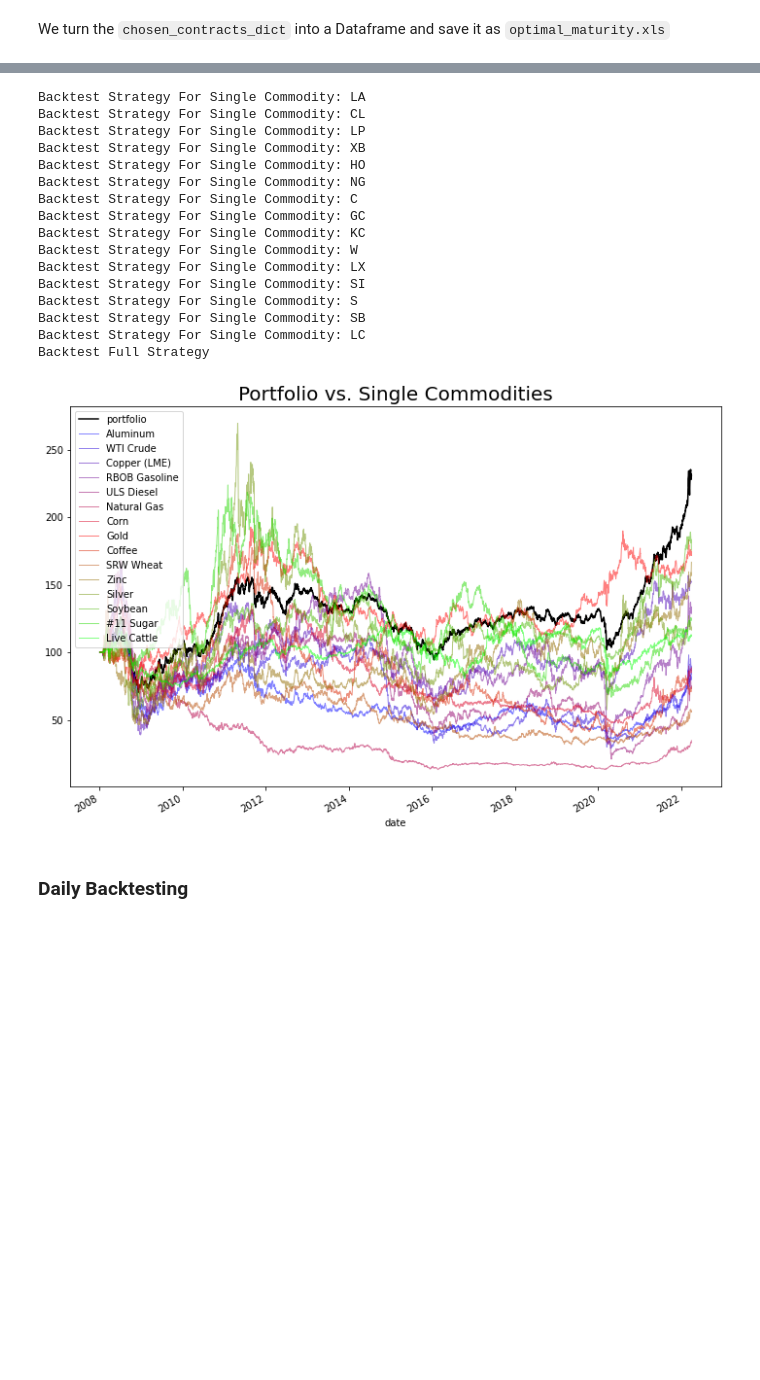
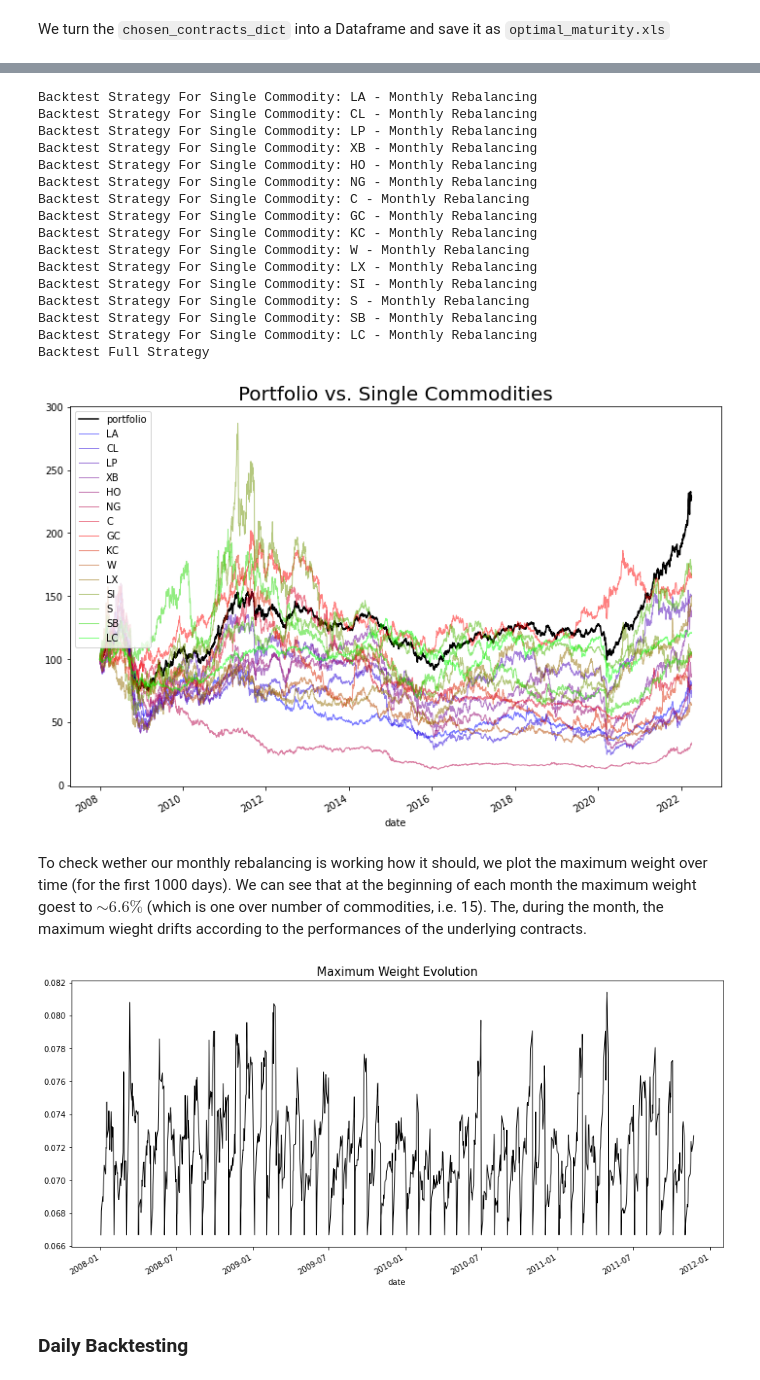
Before and after one commit to lucaberlanda/Magazzino, a Jupyter notebook: WisdomTreeAssignment.ipynb, the cells around one changed output, grey strips where cells are left out. Drawn from its saved outputs; the diff is of its cells as text; code cells hidden in the pictures; blank space fills up the shorter version.

```diff
--- a/WisdomTreeAssignment.ipynb
+++ b/WisdomTreeAssignment.ipynb
@@ -217,7 +295,7 @@ codes = df.contract_code.unique()
 price_df = pd.concat(price_df_dict, axis=1)
 weights = pd.concat(weights_dict, axis=1)
 
-weights = weights.shift().dropna(how='all')
+weights = weights.dropna(how='all')
 price_df = price_df.truncate(before=weights.index[0])
 
 empty_contracts = weights.sum()[weights.sum() == 0].index
@@ -229,28 +307,28 @@ for cd in codes:
     print('Backtest Strategy For Single Commodity: {} - {}'.format(cd, 'Monthly Rebalancing'))
     price_df_single = price_df.loc[:, cd]
     weights_single = weights.loc[:, cd]
-    strategy_class, strategy_ts = backtest_strategy(prices=price_df_single, w=weights_single)
+    strategy_class, strategy_ts = backtest_strategy(prices=price_df_single, w=weights_single, rebalancing='monthly')
     ts_dict[cd] = strategy_ts
 
 print('Backtest Full Strategy')
-ptf_class, ptf_ts = backtest_strategy(prices=price_df, w=weights)
+ptf_class, ptf_ts = backtest_strategy(prices=price_df, w=weights, rebalancing='monthly')
 ts_dict['portfolio'] = ptf_ts
 # %% [output]
-Backtest Strategy For Single Commodity: LA
-Backtest Strategy For Single Commodity: CL
-Backtest Strategy For Single Commodity: LP
-Backtest Strategy For Single Commodity: XB
-Backtest Strategy For Single Commodity: HO
-Backtest Strategy For Single Commodity: NG
-Backtest Strategy For Single Commodity: C
-Backtest Strategy For Single Commodity: GC
-Backtest Strategy For Single Commodity: KC
-Backtest Strategy For Single Commodity: W
-Backtest Strategy For Single Commodity: LX
-Backtest Strategy For Single Commodity: SI
-Backtest Strategy For Single Commodity: S
-Backtest Strategy For Single Commodity: SB
-Backtest Strategy For Single Commodity: LC
+Backtest Strategy For Single Commodity: LA - Monthly Rebalancing
+Backtest Strategy For Single Commodity: CL - Monthly Rebalancing
+Backtest Strategy For Single Commodity: LP - Monthly Rebalancing
+Backtest Strategy For Single Commodity: XB - Monthly Rebalancing
+Backtest Strategy For Single Commodity: HO - Monthly Rebalancing
+Backtest Strategy For Single Commodity: NG - Monthly Rebalancing
+Backtest Strategy For Single Commodity: C - Monthly Rebalancing
+Backtest Strategy For Single Commodity: GC - Monthly Rebalancing
+Backtest Strategy For Single Commodity: KC - Monthly Rebalancing
+Backtest Strategy For Single Commodity: W - Monthly Rebalancing
+Backtest Strategy For Single Commodity: LX - Monthly Rebalancing
+Backtest Strategy For Single Commodity: SI - Monthly Rebalancing
+Backtest Strategy For Single Commodity: S - Monthly Rebalancing
+Backtest Strategy For Single Commodity: SB - Monthly Rebalancing
+Backtest Strategy For Single Commodity: LC - Monthly Rebalancing
 Backtest Full Strategy
 # %%
 from WT_functions import rebase_at_x
@@ -261,12 +339,22 @@ ax = fig.add_subplot(1, 1, 1)
 to_plot = rebase_at_x(pd.concat(ts_dict, axis=1))
 
 to_plot.loc[:, 'portfolio'].plot(color='black', ax=ax, legend=True)
-to_plot.drop('portfolio', axis=1).rename(names_mapping, axis=1).plot(cmap='brg', ax=ax, alpha=0.5, linewidth=1)
+to_plot.drop('portfolio', axis=1).plot(cmap='brg', ax=ax, alpha=0.5, linewidth=1)
 ax.set_title('Portfolio vs. Single Commodities', fontsize=20)
 
 plt.show()
 # %% [output]
-[figure, old version]
+[figure, new version]
+# %% [markdown]
+To check wether our monthly rebalancing is working how it should, we plot the maximum weight over time (for the first 1000 days). We can see that at the beginning of each month the maximum weight goest to $\sim 6.6\%$ (which is one over number of commodities, i.e. 15). The, during the month, the maximum wieght drifts according to the performances of the underlying contracts.
+# %%
+fig = plt.figure(figsize=(15, 7))
+ax = fig.add_subplot(1, 1, 1)
+ptf_class.w_df.max(axis=1).iloc[:1000].plot(linewidth=1, color='black')
+ax.set_title('Maximum Weight Evolution', fontsize=15)
+plt.show()
+# %% [output]
+[figure, added]
 # %% [markdown]
 ### Daily Backtesting
 # %%
```
Also changed, not shown: parts of 29 cells of this notebook, 2 other files.
